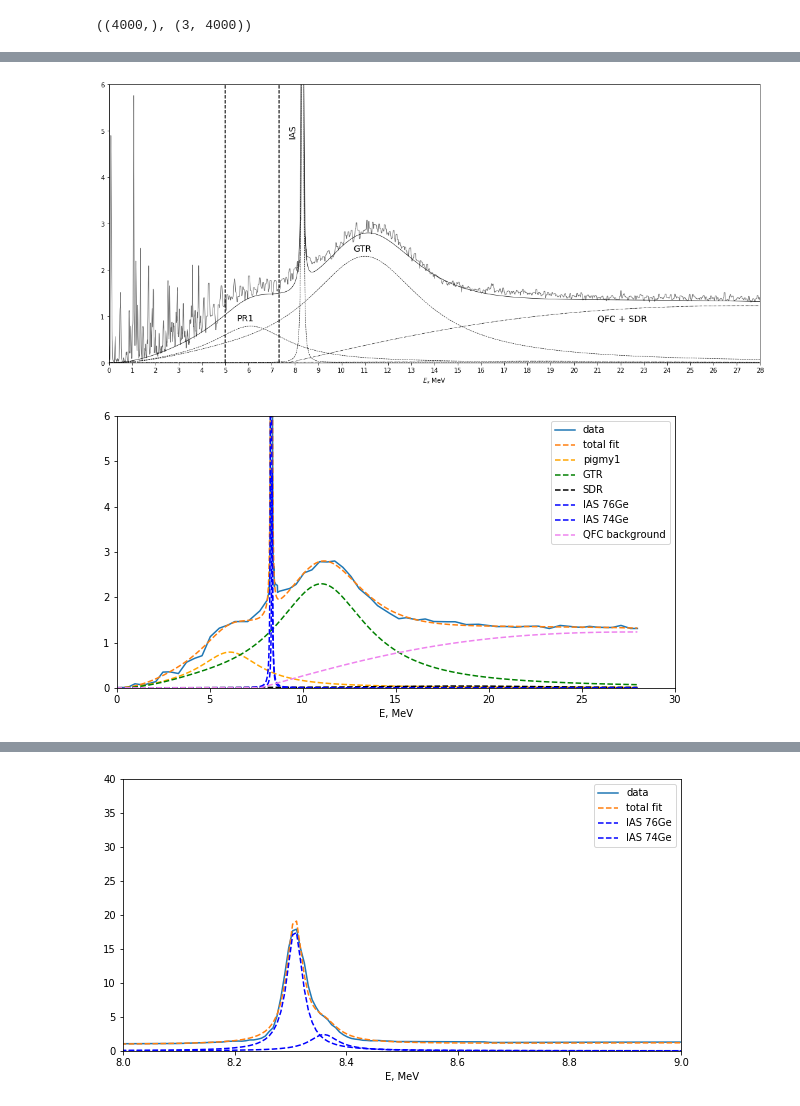
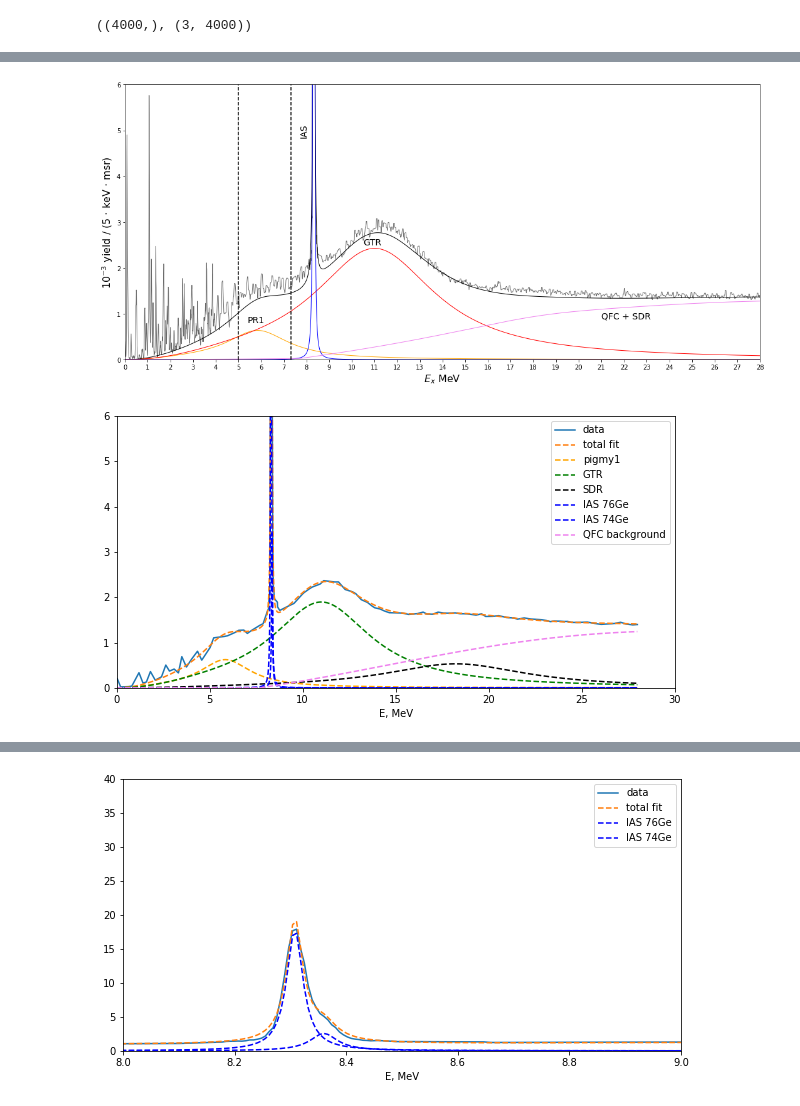
Before and after one commit to Almaz93/neutrino, a Jupyter notebook: double_beta_decay/Almaz's work/calculation/decomposition-Copy4.ipynb, the cells around one changed output, grey strips where cells are left out. Cells and saved outputs as stored; diff of their text form; code cells hidden in the pictures.

Commit message:
decomposition for 71Ge

```diff
--- a/double_beta_decay/Almaz's work/calculation/decomposition-Copy4.ipynb
+++ b/double_beta_decay/Almaz's work/calculation/decomposition-Copy4.ipynb
@@ -340,41 +340,42 @@ plt.show()
 # %%
 i = 0
 plt.figure(figsize=(15,7))
 y_fit = total_dataset(result.params, i, data_to_fit_x)
 plt.plot(red_full['x'].values, red_full['y'].values,  'dimgrey', linewidth=0.9)
 #plt.plot(data_to_fit_x, data_to_fit_y[i, :], '-', label='data')
-plt.plot(data_to_fit_x, y_fit, 'k', ls='-', label='total fit',  linewidth=0.7)
+plt.plot(data_to_fit_x, y_fit, 'k', ls='-', label='total fit',  linewidth=1)
 
 PR1, IAS1, IAS2, GTR, SDR, QFC = total_dataset_for_plot(result.params, i, data_to_fit_x)
 IAS = IAS1 + IAS2
 QFSD = SDR + QFC
 
-plt.plot(data_to_fit_x, PR1, 'k', label='pigmy1', ls='--', linewidth=0.7)
-plt.plot(data_to_fit_x, GTR, 'k', label='GTR',  ls='--',  linewidth=0.7)
-plt.plot(data_to_fit_x, SDR, 'k', label='SDR', ls=':',  linewidth=0.7)
-plt.plot(data_to_fit_x, IAS, 'k', label='IAS',  ls='--',  linewidth=0.7)
-plt.plot(data_to_fit_x, QFC, 'k', label='QFC background', ls='-.',  linewidth=0.7)
-plt.text(10.5, 2.4, 'GTR',  fontsize=14)
+plt.plot(data_to_fit_x, PR1, 'orange', label='pigmy1', ls='-', linewidth=1)
+plt.plot(data_to_fit_x, GTR, 'red', label='GTR',  ls='-',  linewidth=1)
+#plt.plot(data_to_fit_x, SDR, 'k', label='SDR', ls=':',  linewidth=0.7)
+plt.plot(data_to_fit_x, IAS, 'blue', label='IAS',  ls='-',  linewidth=1)
+#plt.plot(data_to_fit_x, QFC, 'k', label='QFC background', ls='-.',  linewidth=0.7)
+plt.plot(data_to_fit_x, QFSD, 'violet', label='QFC+SDR', ls='-',  linewidth=1)
+plt.text(10.5, 2.5, 'GTR',  fontsize=14)
 plt.text(21, 0.9, 'QFC + SDR',  fontsize=14)
 #plt.text(21, 0.4, 'SDR',  fontsize=14)
 plt.text(7.7, 5.0, 'IAS',  fontsize=14, rotation=90)
-plt.text(5.5, 0.9, 'PR1',  fontsize=14)
+plt.text(5.4, 0.8, 'PR1',  fontsize=14)
 plt.axvline(5, c='k', ls='--')
 plt.axvline(7.328, c='k', ls='--')
 #plt.xlabel('$E_{\\nu}$, MeV')
-plt.xlabel('$E_{x}$ MeV')
-#plt.ylabel('S(E), 1/MeV')
+plt.xlabel('$E_{x}$ MeV', fontsize=16)
+plt.ylabel('$10^{-3}$ yield / (5 $\cdot$ keV $\cdot$ msr)', fontsize=16)
 plt.ylim(0,6)
 plt.xticks(np.arange(0, 29, step=1))
 plt.xlim(0,28)
 #plt.legend()
 plt.tight_layout()
-#plt.savefig("decomposition_v3.png", transparent=False, dpi=500)
+#plt.savefig("decomposition_v4.png", transparent=False, dpi=500)
 #plt.show()
 # %% [output]
-[figure, old version]
+[figure, new version]
 # %%
-i = 0
+i = 1
 plt.figure(figsize=(10,5))
 y_fit = total_dataset(result.params, i, data_to_fit_x)
 #plt.plot(red_full['x'].values, red_full['y'].values)
@@ -397,7 +398,7 @@ plt.xlim(0,30)
 plt.legend()
 plt.show()
 # %% [output]
-[figure, old version]
+[figure, new version]
 # %%
 i = 0
 plt.figure(figsize=(10,5))
```
Also changed, not shown: parts of 5 cells of this notebook, 19 other files.
